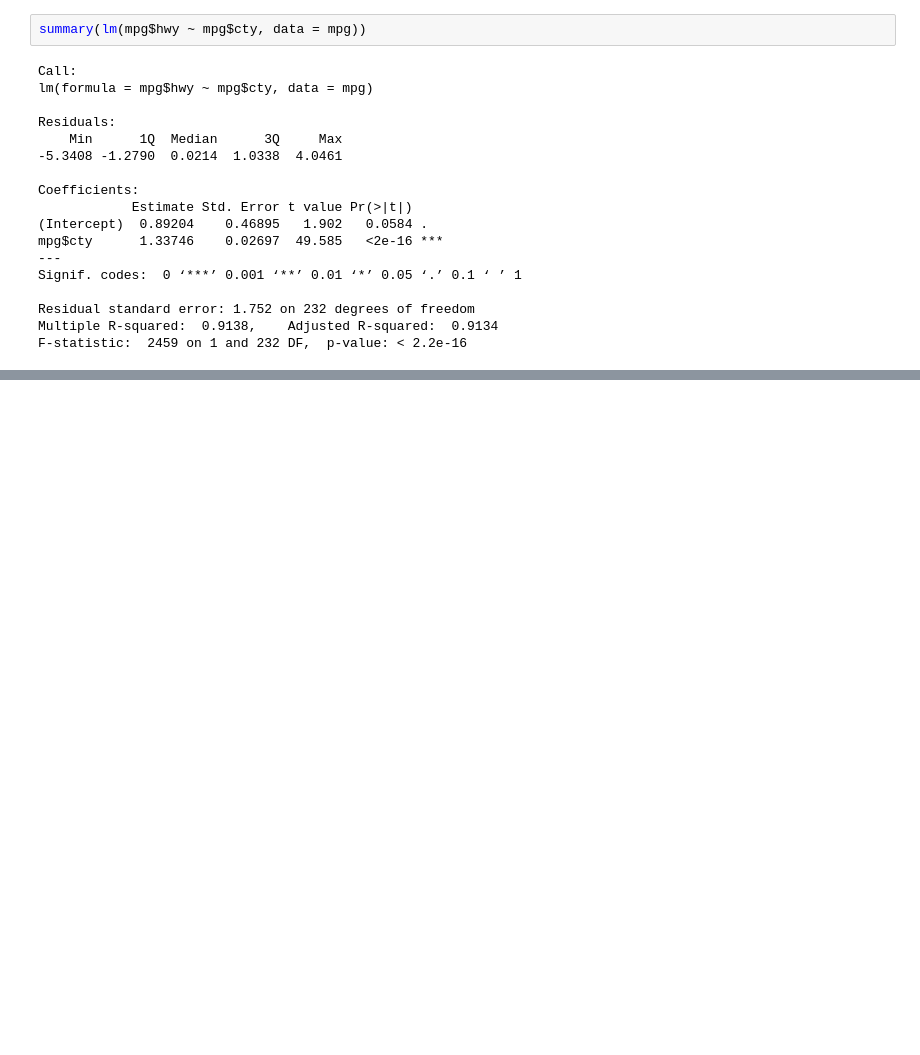
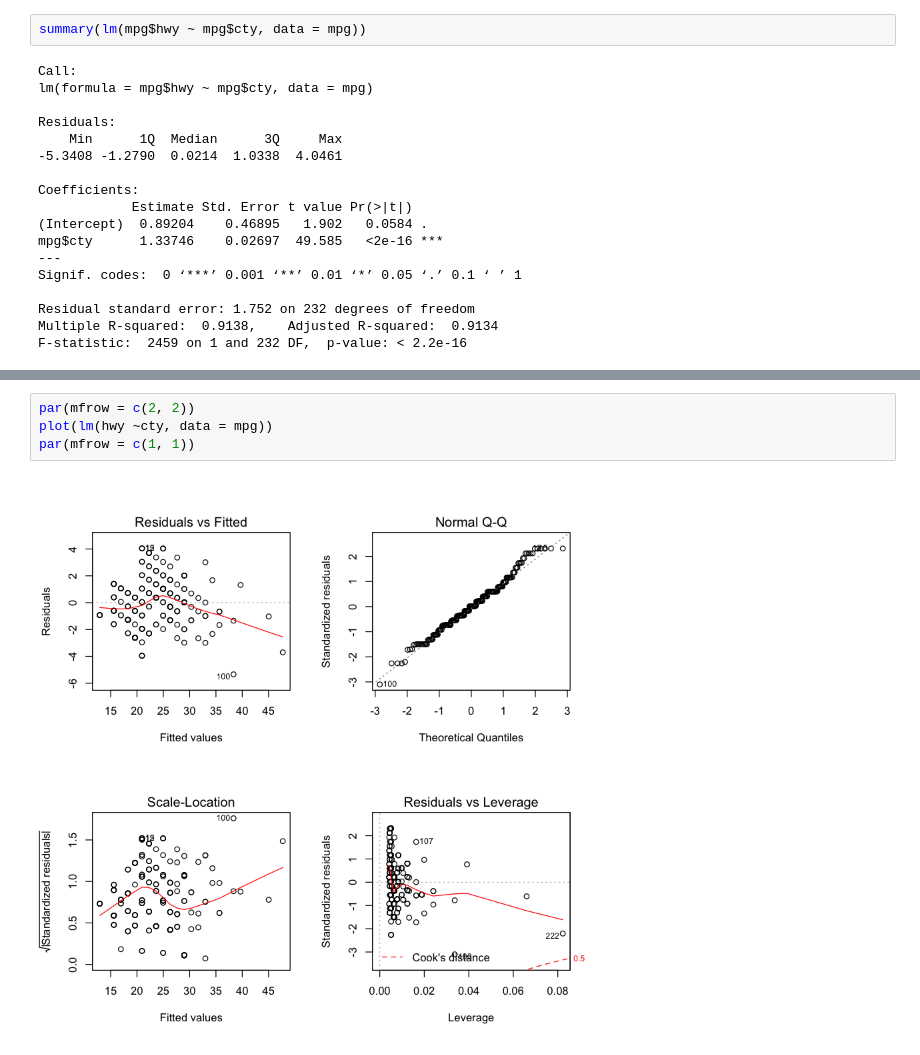
Before and after one commit to lee-kyubong/ML, a Jupyter notebook: ch07-basic-analysis.ipynb, the cells around one changed output, grey strips where cells are left out. Saved outputs shown, nothing was run; the diff lists cells and outputs as text; blank space fills up the shorter version.

```diff
--- a/ch07-basic-analysis.ipynb
+++ b/ch07-basic-analysis.ipynb
@@ -174,0 +204,6 @@ F-statistic:  2459 on 1 and 232 DF,  p-value: < 2.2e-16
+# %%
+par(mfrow = c(2, 2))
+plot(lm(hwy ~cty, data = mpg))
+par(mfrow = c(1, 1))
+# %% [output]
+[figure, added]
```
Also changed, not shown: parts of 13 cells of this notebook.
